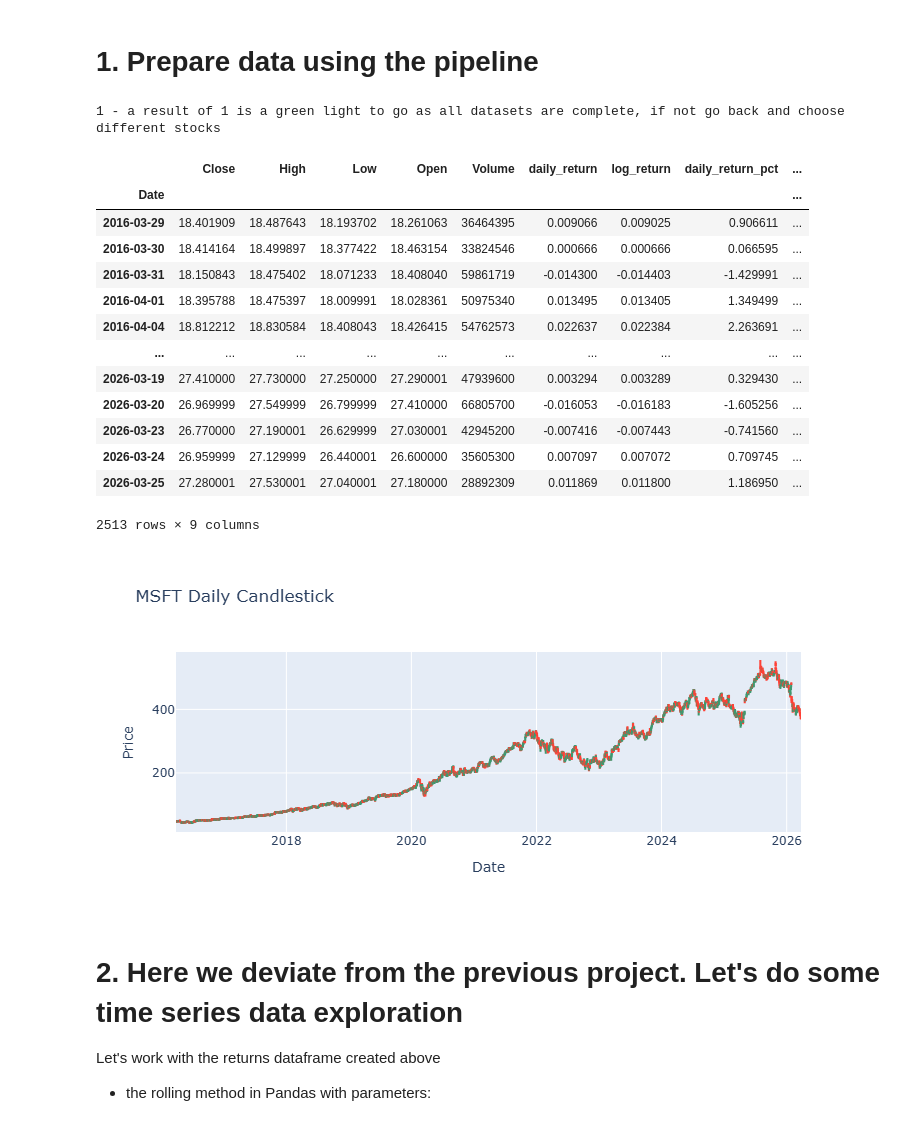
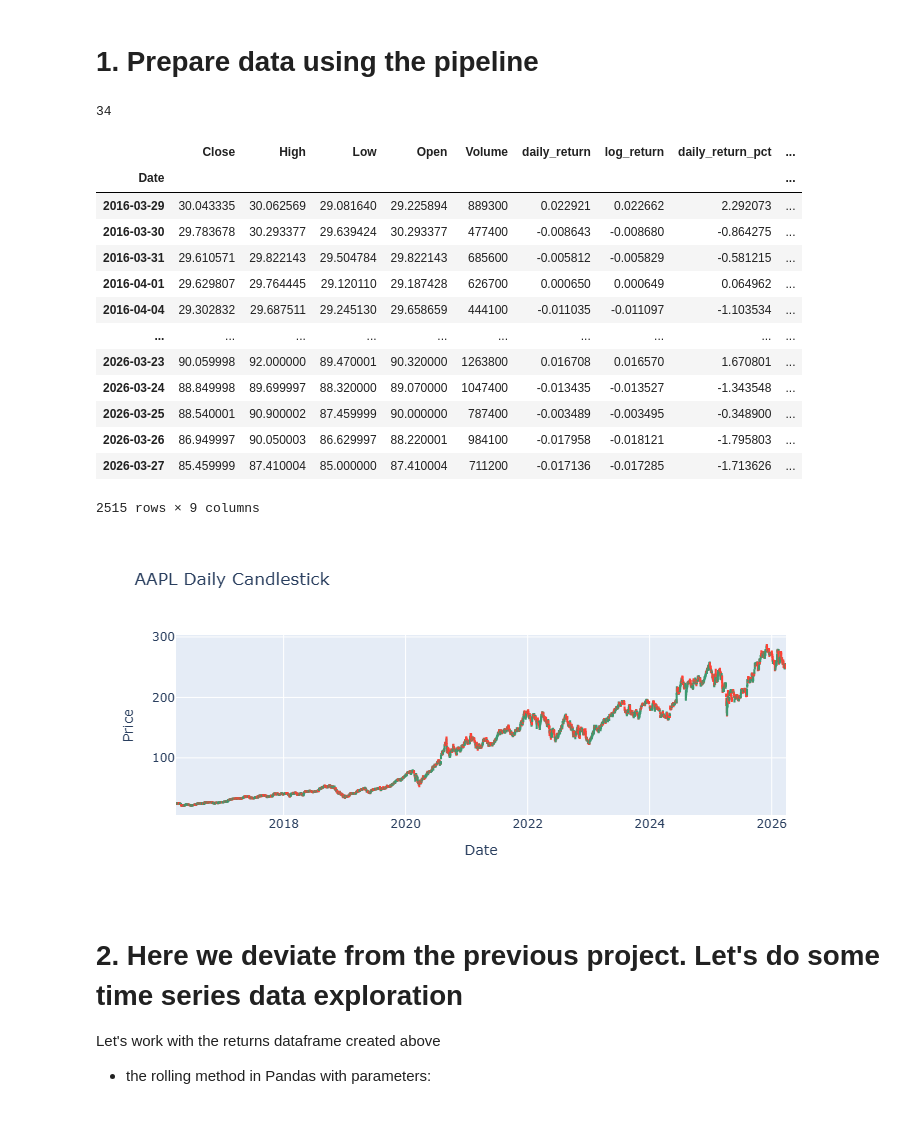
Before and after one commit to Kamend1/data_science_final_project, a Jupyter notebook: notebooks/1_1_test_workbook.ipynb, the cells around one changed output. Cells and saved outputs as stored; diff of their text form; code cells hidden in the pictures.

```diff
--- a/notebooks/1_1_test_workbook.ipynb
+++ b/notebooks/1_1_test_workbook.ipynb
@@ -47,7 +47,40 @@ The first stage builds a clean financial dataset and explores the statistical pr
 # %% [markdown]
 # 1. Prepare data using the pipeline
 # %%
-tickers = ['AAPL', 'NVDA', 'MSFT', 'JNJ', 'BAC', 'VZ', 'WMT', 'UPS', 'PFE', 'JPM']
+tickers = ['ACM',
+ 'GOOGL',
+ 'GPK',
+ 'KMB',
+ 'FDX',
+ 'AXL',
+ 'HWC',
+ 'TOL',
+ 'MGRC',
+ 'AAPL',
+ 'DAN',
+ 'SNAP',
+ 'CCL',
+ 'DLB',
+ 'OTEX',
+ 'ZBRA',
+ 'NWE',
+ 'WOR',
+ 'UEIC',
+ 'RBA',
+ 'WDFC',
+ 'ACCO',
+ 'AZTA',
+ 'FHB',
+ 'DIS',
+ 'SPSC',
+ 'GIII',
+ 'BRX',
+ 'JOUT',
+ 'CPRT',
+ 'NNN',
+ 'FTAI',
+ 'LIN',
+ 'STRA']
 all_df_shapes = {}
 
 for ticker in tickers:
@@ -55,35 +88,34 @@ for ticker in tickers:
     return_data = data_pipe.create_returns_and_save(data, ticker)
     all_df_shapes[ticker] = return_data.shape
 
-all_same = set(all_df_shapes.values())
-print(f"{len(all_same)} - a result of 1 is a green light to go as all datasets are complete, if not go back and choose different stocks")
+print(len(all_df_shapes))
 # %% [output]
-1 - a result of 1 is a green light to go as all datasets are complete, if not go back and choose different stocks
+34
 # %%
-MSFT_data = data_pipe.fetch_raw_data('MSFT')
-return_data_PFE = data_pipe.fetch_returns_data('PFE')
+AAPL_data = data_pipe.fetch_raw_data('AAPL')
+return_data = data_pipe.fetch_returns_data('ACM')
 
-return_data_PFE
+return_data
 # %% [output]
 |  | Close | High | Low | Open | Volume | daily_return | log_return | daily_return_pct | ... |
 | Date |  |  |  |  |  |  |  |  | ... |
-| 2016-03-29 | 18.401909 | 18.487643 | 18.193702 | 18.261063 | 36464395 | 0.009066 | 0.009025 | 0.906611 | ... |
-| 2016-03-30 | 18.414164 | 18.499897 | 18.377422 | 18.463154 | 33824546 | 0.000666 | 0.000666 | 0.066595 | ... |
-| 2016-03-31 | 18.150843 | 18.475402 | 18.071233 | 18.408040 | 59861719 | -0.014300 | -0.014403 | -1.429991 | ... |
-| 2016-04-01 | 18.395788 | 18.475397 | 18.009991 | 18.028361 | 50975340 | 0.013495 | 0.013405 | 1.349499 | ... |
-| 2016-04-04 | 18.812212 | 18.830584 | 18.408043 | 18.426415 | 54762573 | 0.022637 | 0.022384 | 2.263691 | ... |
+| 2016-03-29 | 30.043335 | 30.062569 | 29.081640 | 29.225894 | 889300 | 0.022921 | 0.022662 | 2.292073 | ... |
+| 2016-03-30 | 29.783678 | 30.293377 | 29.639424 | 30.293377 | 477400 | -0.008643 | -0.008680 | -0.864275 | ... |
+| 2016-03-31 | 29.610571 | 29.822143 | 29.504784 | 29.822143 | 685600 | -0.005812 | -0.005829 | -0.581215 | ... |
+| 2016-04-01 | 29.629807 | 29.764445 | 29.120110 | 29.187428 | 626700 | 0.000650 | 0.000649 | 0.064962 | ... |
+| 2016-04-04 | 29.302832 | 29.687511 | 29.245130 | 29.658659 | 444100 | -0.011035 | -0.011097 | -1.103534 | ... |
 | ... | ... | ... | ... | ... | ... | ... | ... | ... | ... |
-| 2026-03-19 | 27.410000 | 27.730000 | 27.250000 | 27.290001 | 47939600 | 0.003294 | 0.003289 | 0.329430 | ... |
-| 2026-03-20 | 26.969999 | 27.549999 | 26.799999 | 27.410000 | 66805700 | -0.016053 | -0.016183 | -1.605256 | ... |
-| 2026-03-23 | 26.770000 | 27.190001 | 26.629999 | 27.030001 | 42945200 | -0.007416 | -0.007443 | -0.741560 | ... |
-| 2026-03-24 | 26.959999 | 27.129999 | 26.440001 | 26.600000 | 35605300 | 0.007097 | 0.007072 | 0.709745 | ... |
-| 2026-03-25 | 27.280001 | 27.530001 | 27.040001 | 27.180000 | 28892309 | 0.011869 | 0.011800 | 1.186950 | ... |
+| 2026-03-23 | 90.059998 | 92.000000 | 89.470001 | 90.320000 | 1263800 | 0.016708 | 0.016570 | 1.670801 | ... |
+| 2026-03-24 | 88.849998 | 89.699997 | 88.320000 | 89.070000 | 1047400 | -0.013435 | -0.013527 | -1.343548 | ... |
+| 2026-03-25 | 88.540001 | 90.900002 | 87.459999 | 90.000000 | 787400 | -0.003489 | -0.003495 | -0.348900 | ... |
+| 2026-03-26 | 86.949997 | 90.050003 | 86.629997 | 88.220001 | 984100 | -0.017958 | -0.018121 | -1.795803 | ... |
+| 2026-03-27 | 85.459999 | 87.410004 | 85.000000 | 87.410004 | 711200 | -0.017136 | -0.017285 | -1.713626 | ... |
-2513 rows × 9 columns
+2515 rows × 9 columns
 # %%
-fig = plot_utils.create_candlestick_graph('MSFT')
+fig = plot_utils.create_candlestick_graph('AAPL')
 fig.show()
 # %% [output]
-[figure, old version]
+[figure, new version]
 # %% [markdown]
 # 2. Here we deviate from the previous project. Let's do some time series data exploration
 Let's work with the returns dataframe created above
```
Also changed, not shown: parts of 8 cells of this notebook, 6 other files.
